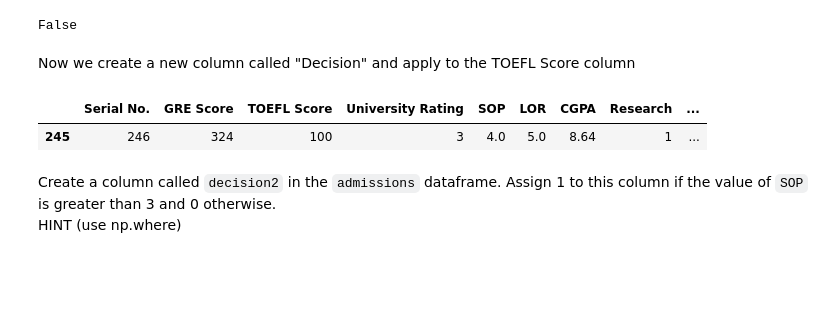
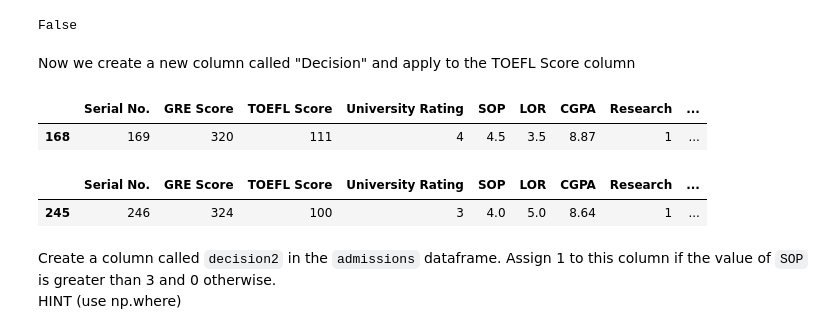
Before and after one commit to Ironhack-data-bcn-oct-2022/lab-pandas, a Jupyter notebook: your-code/pandas_1.ipynb, the cells around one changed output. Drawn from its saved outputs; the diff is of its cells as text; code cells hidden in the pictures; blank space fills up the shorter version.

```diff
--- a/your-code/pandas_1.ipynb
+++ b/your-code/pandas_1.ipynb
@@ -357,6 +357,13 @@ toefl_100(99)
 False
 # %% [markdown]
 Now we create a new column called "Decision" and apply to the TOEFL Score column
+# %%
+# Easier
+admissions_2["Decision_2"] = admissions_2["TOEFL Score"].apply(toefl_100)
+admissions_2.sample()
+# %% [output]
+|  | Serial No. | GRE Score | TOEFL Score | University Rating | SOP | LOR | CGPA | Research | ... |
+| 168 | 169 | 320 | 111 | 4 | 4.5 | 3.5 | 8.87 | 1 | ... |
 # %%
 admissions_2["Decision"] = admissions_2["TOEFL Score"].apply(lambda value: (toefl_100(value)))
 admissions_2.sample()
```
